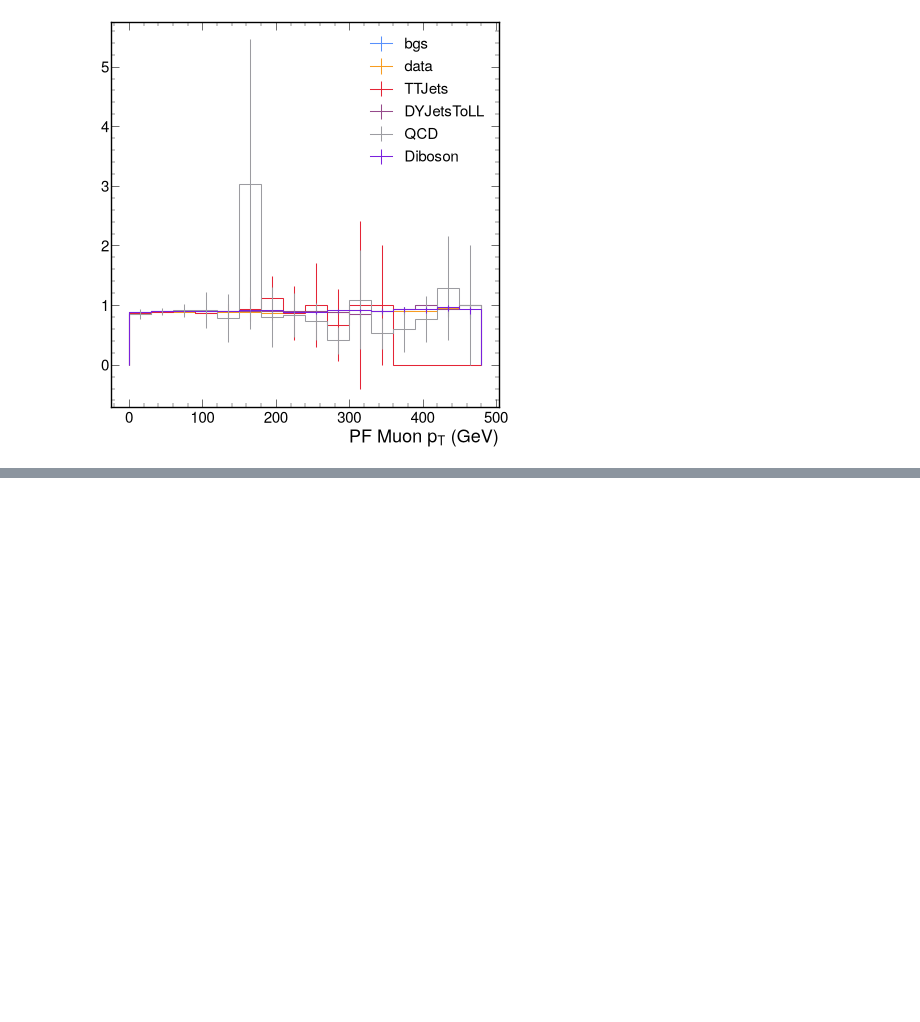
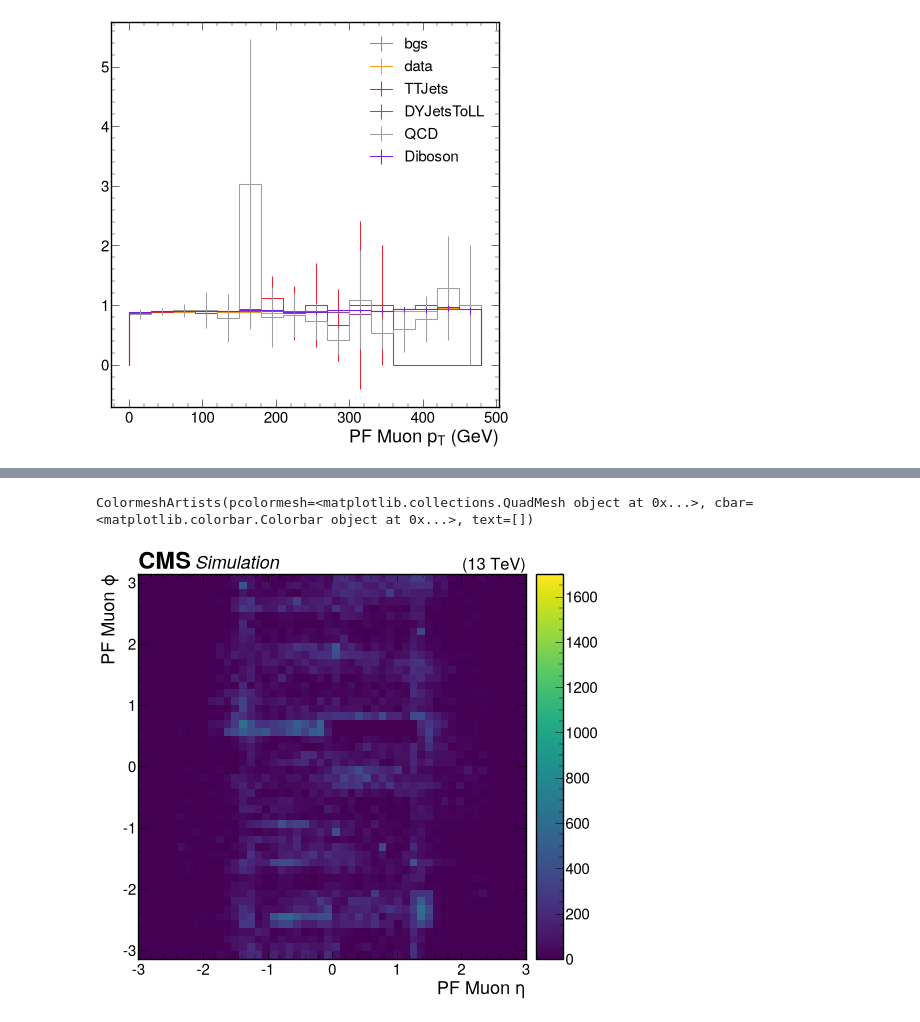
Before and after one commit to mariajose2398/SIDM, a Jupyter notebook: sidm/studies/dy_jets/31_EfficiencyPlots.ipynb, the cells around one changed output, grey strips where cells are left out. Cells and saved outputs as stored; diff of their text form; code cells hidden in the pictures; blank space fills up the shorter version.

```diff
--- a/sidm/studies/dy_jets/31_EfficiencyPlots.ipynb
+++ b/sidm/studies/dy_jets/31_EfficiencyPlots.ipynb
@@ -294,3 +278,11 @@ Diboson, integral_disp: 178.89495441317558, integral_prompt: 52706.38550052047,
+# %%
+histogram_disp  = sum_hist["cr_Zmumu_noLJ_displaced"][p][ "muon_eta_phi"][
+    "cr_Zmumu_noLJ_displaced", :, :]
+from matplotlib.colors import LogNorm,Normalize
+utilities.plot(histogram_disp, norm=Normalize(vmin=0, vmax=1700))
+# %% [output]
+ColormeshArtists(pcolormesh=<matplotlib.collections.QuadMesh object at 0x...>, cbar=<matplotlib.colorbar.Colorbar object at 0x...>, text=[])
+[figure, added]
 # %%
 histogram  = sum_hist["cr_Zmumu_noLJ"][p]["muon_eta_phi"][
     "cr_Zmumu_noLJ", :, :]
```
Also changed, not shown: parts of 12 cells of this notebook, 1 other file.
